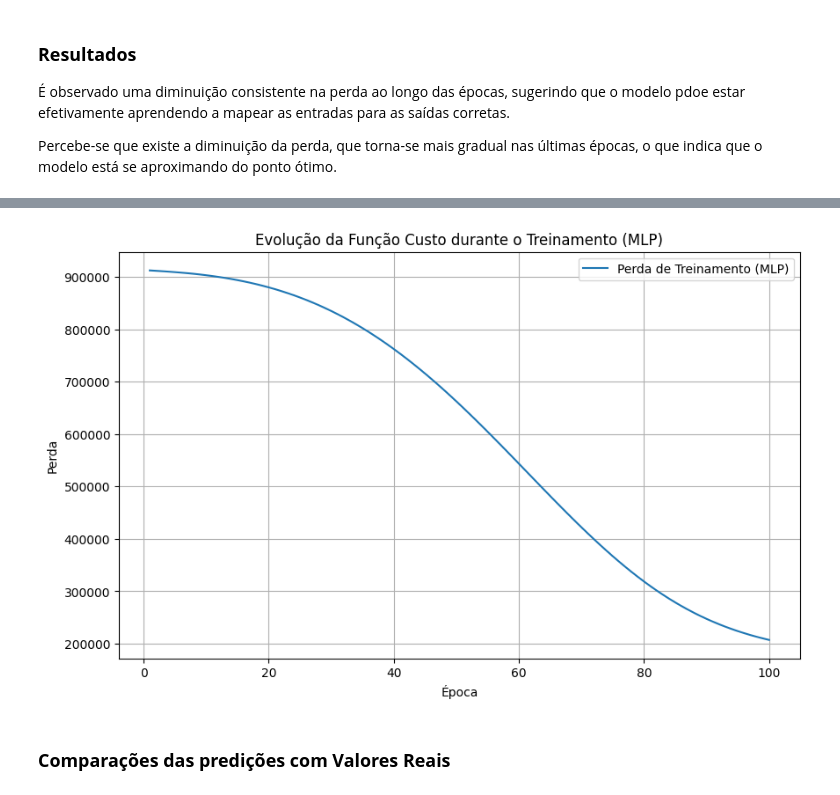
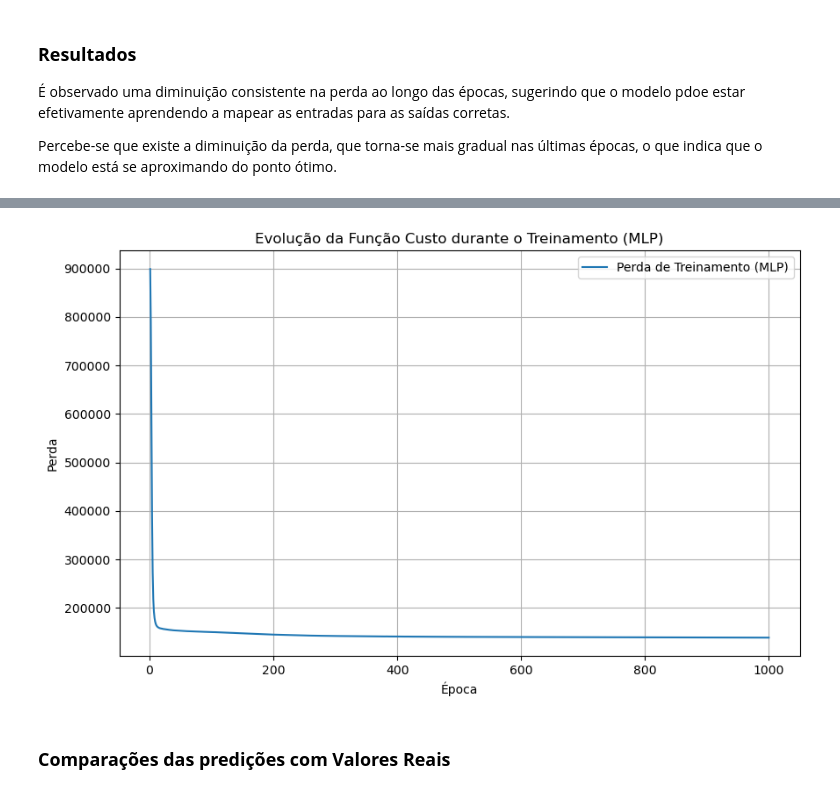
Before and after one commit to JpLimags/Regression_power_consumption__tetouan_city, a Jupyter notebook: seoul bike sharing.ipynb, the cells around one changed output, grey strips where cells are left out. Drawn from its saved outputs; the diff is of its cells as text; code cells hidden in the pictures.

```diff
--- a/seoul bike sharing.ipynb
+++ b/seoul bike sharing.ipynb
@@ -423,20 +434,36 @@ class MLPModel(nn.Module):
 # %%
-def train_mlp_model(hidden_dim, num_epochs=100):
-    mlp_model = MLPModel(input_dim=X_train.shape[1], hidden_dim=hidden_dim)
-    criterion = nn.MSELoss()
-    optimizer = optim.Adam(mlp_model.parameters(), lr=0.01)
+input_dim = X_train.shape[1]
+hidden_dim = 128
+output_dim = 1
 
-    train_losses = []
-    for epoch in range(num_epochs):
-        mlp_model.train()
+mlp_model = MLPModel(input_dim, hidden_dim, output_dim)
+
+criterion = nn.MSELoss()
+optimizer = optim.Adam(mlp_model.parameters(), lr=0.001)
+
+train_dataset = TensorDataset(X_train_tensor, y_train_tensor)
+train_loader = DataLoader(dataset=train_dataset, batch_size=batch_size, shuffle=True)
+
+num_epochs = 1000
+train_losses = []
+
+for epoch in range(num_epochs):
+    mlp_model.train()
+    epoch_loss = 0.0
+
+    for X_batch, y_batch in train_loader:
         optimizer.zero_grad()
 
-        outputs = mlp_model(X_train_tensor)
-        loss = criterion(outputs, y_train_tensor)
+        outputs = mlp_model(X_batch)
+        loss = criterion(outputs, y_batch)
 
         loss.backward()
         optimizer.step()
 
-        train_losses.append(loss.item())
+        epoch_loss += loss.item()
 
-    return mlp_model, train_losses
+    average_epoch_loss = epoch_loss / len(train_loader)
+    train_losses.append(average_epoch_loss)
+
+    if (epoch + 1) % 10 == 0:
+        print(f'Época [{epoch + 1}/{num_epochs}], Perda: {average_epoch_loss:.4f}')
@@ -498,14 +507,14 @@ MAE Melhor MLP: 310.9569
 # %%
 plt.figure(figsize=(10, 6))
-plt.plot(range(1, len(best_losses) + 1), best_losses, label='Perda de Treinamento (MLP)')
+plt.plot(range(1, num_epochs + 1), train_losses, label='Perda de Treinamento (MLP)')
 plt.xlabel('Época')
 plt.ylabel('Perda')
 plt.title('Evolução da Função Custo durante o Treinamento (MLP)')
 plt.grid(True)
 plt.legend()
 plt.show()
 # %% [output]
-[figure, old version]
+[figure, new version]
 # %% [markdown]
 ### **Comparações das predições com Valores Reais**
 # %% [markdown]
```
Also changed, not shown: parts of 21 cells of this notebook.
